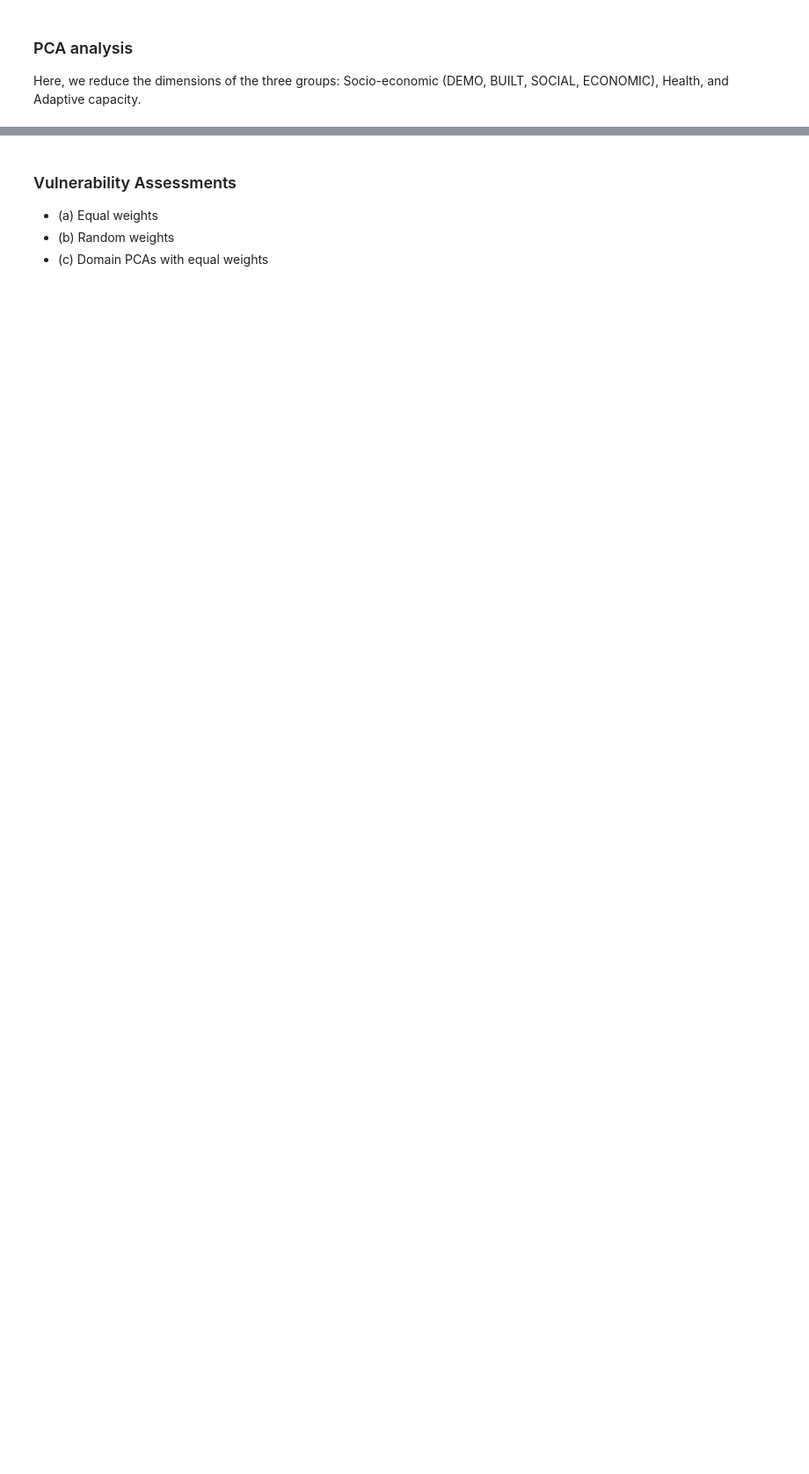
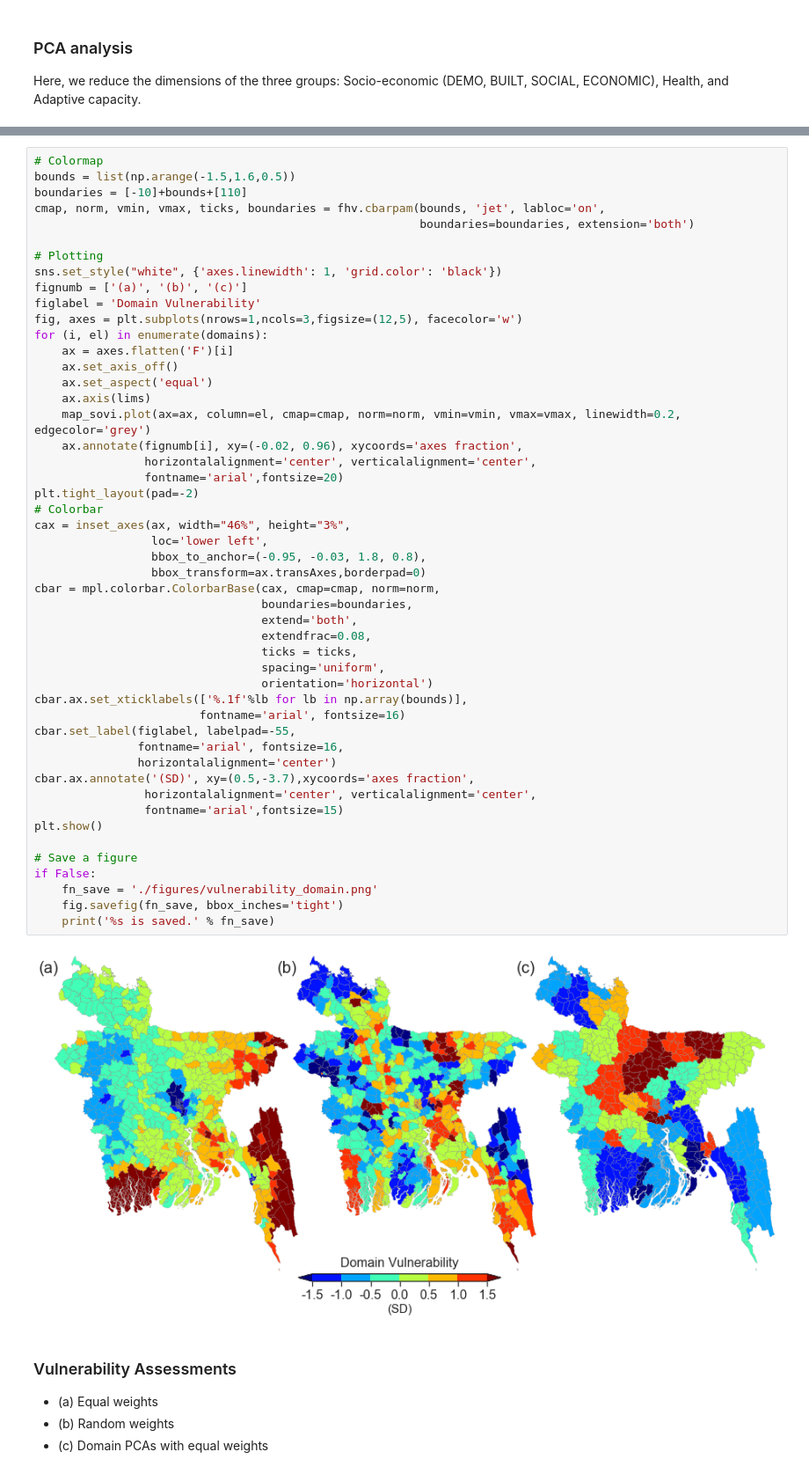
Before and after one commit to gnodnooh/VulnRiskImpact-BGD, a Jupyter notebook: FVI_Assessment.ipynb, the cells around one changed output, grey strips where cells are left out. Shown: that part at 88% size. Cells and saved outputs as stored; diff of their text form; blank space fills up the shorter version.

```diff
--- a/FVI_Assessment.ipynb
+++ b/FVI_Assessment.ipynb
@@ -161,3 +152,54 @@ array([[-2.25671647,  0.05629859, -1.31708426],
+# %%
+# Colormap
+bounds = list(np.arange(-1.5,1.6,0.5))
+boundaries = [-10]+bounds+[110]
+cmap, norm, vmin, vmax, ticks, boundaries = fhv.cbarpam(bounds, 'jet', labloc='on',
+                                                        boundaries=boundaries, extension='both')
+
+# Plotting
+sns.set_style("white", {'axes.linewidth': 1, 'grid.color': 'black'})
+fignumb = ['(a)', '(b)', '(c)']
+figlabel = 'Domain Vulnerability'
+fig, axes = plt.subplots(nrows=1,ncols=3,figsize=(12,5), facecolor='w')
+for (i, el) in enumerate(domains):
+    ax = axes.flatten('F')[i]
+    ax.set_axis_off()
+    ax.set_aspect('equal')
+    ax.axis(lims)
+    map_sovi.plot(ax=ax, column=el, cmap=cmap, norm=norm, vmin=vmin, vmax=vmax, linewidth=0.2, edgecolor='grey')
+    ax.annotate(fignumb[i], xy=(-0.02, 0.96), xycoords='axes fraction',
+                horizontalalignment='center', verticalalignment='center',
+                fontname='arial',fontsize=20)
+plt.tight_layout(pad=-2)
+# Colorbar
+cax = inset_axes(ax, width="46%", height="3%",
+                 loc='lower left',
+                 bbox_to_anchor=(-0.95, -0.03, 1.8, 0.8),
+                 bbox_transform=ax.transAxes,borderpad=0)
+cbar = mpl.colorbar.ColorbarBase(cax, cmap=cmap, norm=norm,
+                                 boundaries=boundaries,
+                                 extend='both',
+                                 extendfrac=0.08,
+                                 ticks = ticks,
+                                 spacing='uniform',
+                                 orientation='horizontal')
+cbar.ax.set_xticklabels(['%.1f'%lb for lb in np.array(bounds)],
+                        fontname='arial', fontsize=16)
+cbar.set_label(figlabel, labelpad=-55,
+               fontname='arial', fontsize=16,
+               horizontalalignment='center')
+cbar.ax.annotate('(SD)', xy=(0.5,-3.7),xycoords='axes fraction',
+                horizontalalignment='center', verticalalignment='center',
+                fontname='arial',fontsize=15)
+plt.show()
+
+# Save a figure
+if False:
+    fn_save = './figures/vulnerability_domain.png'
+    fig.savefig(fn_save, bbox_inches='tight')
+    print('%s is saved.' % fn_save)
+# %% [output]
+[figure, added]
 # %% [markdown]
 ### Vulnerability Assessments
 - (a) Equal weights
```
Also changed, not shown: parts of 9 cells of this notebook, 3 other files.
